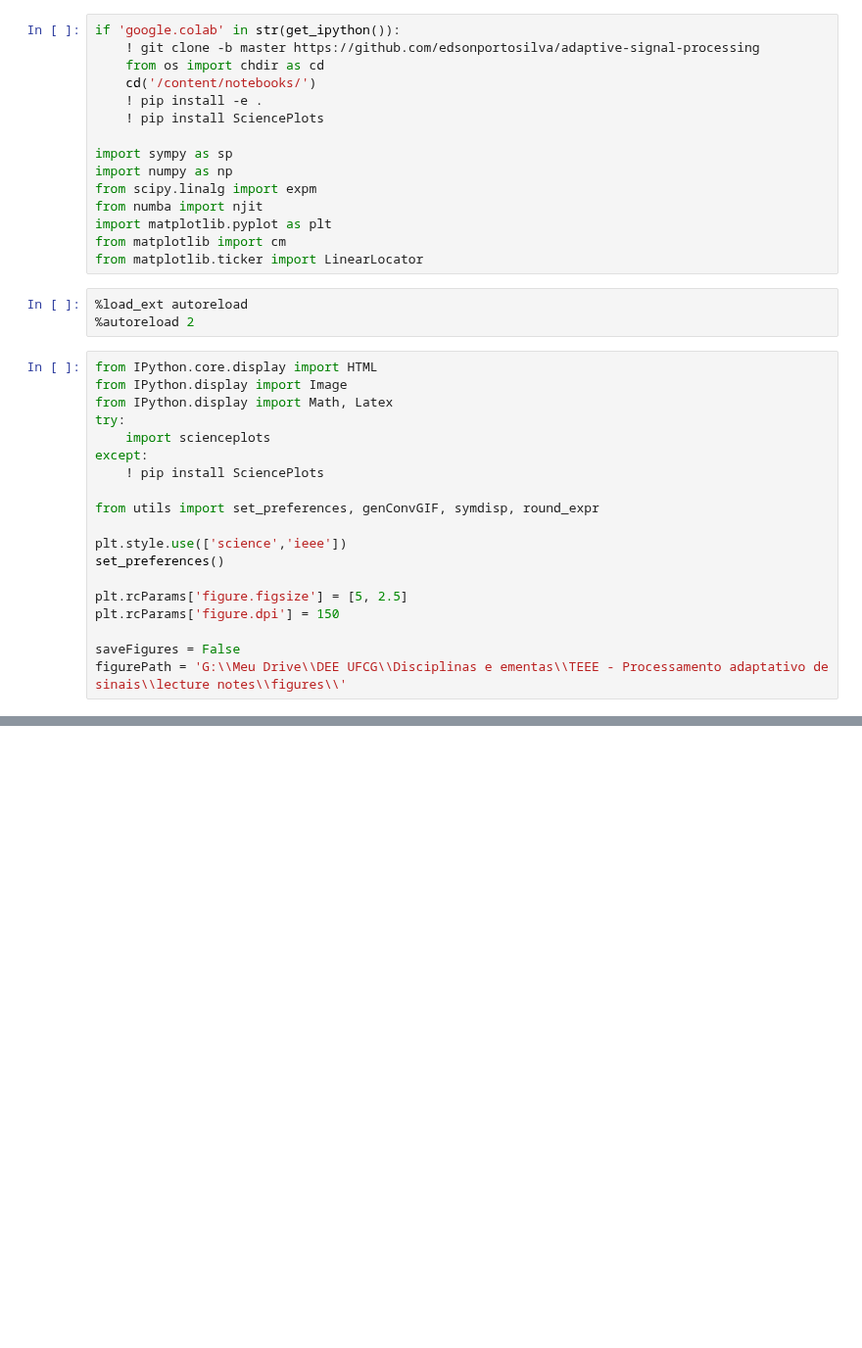
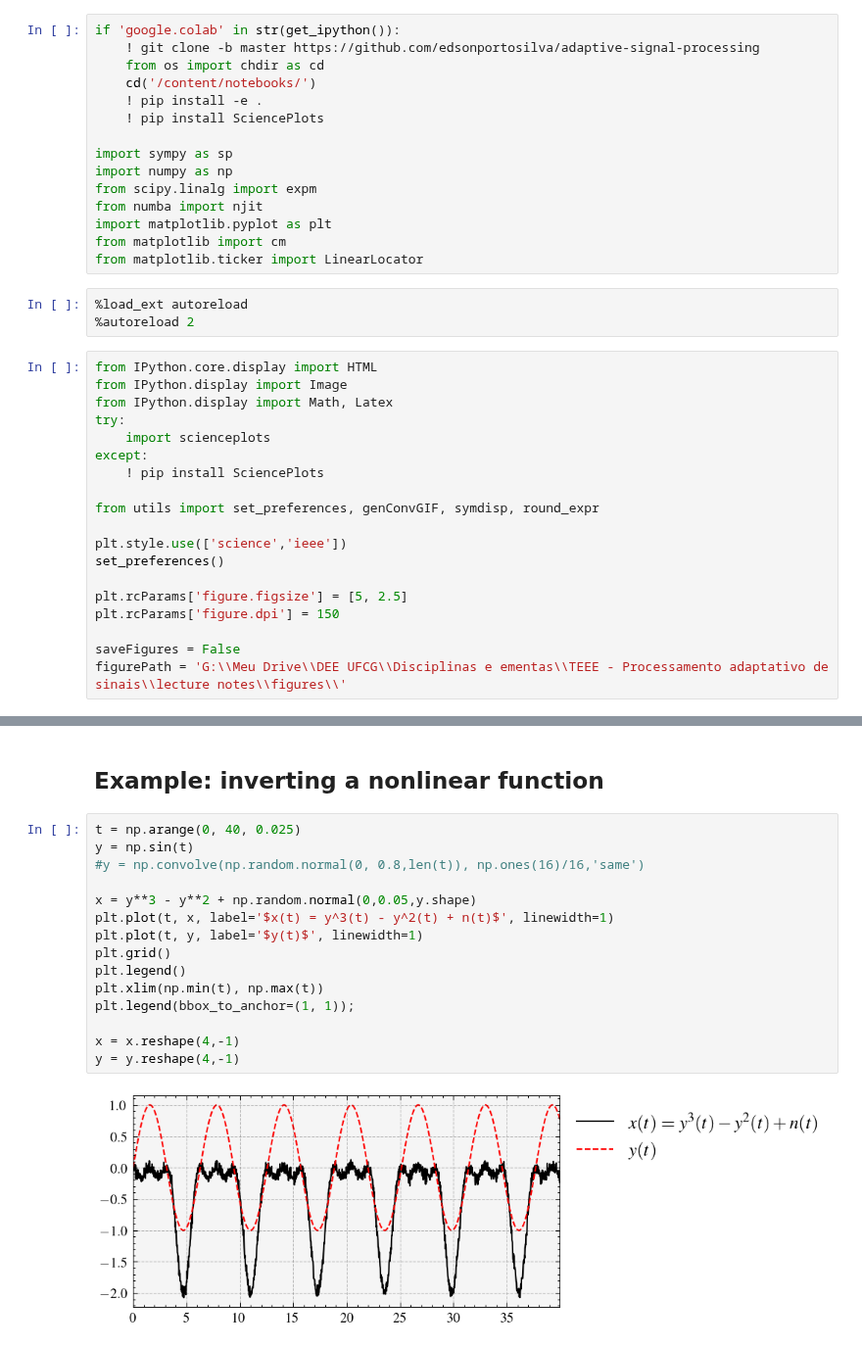
Before and after one commit to edsonportosilva/AdaptiveSignalProcessing, a Jupyter notebook: notebooks/8. MLP Neural Networks.ipynb, the cells around one changed output, grey strips where cells are left out. Shown at 98% size. Cells and saved outputs as stored; diff of their text form; blank space fills up the shorter version.

```diff
--- a/notebooks/8. MLP Neural Networks.ipynb
+++ b/notebooks/8. MLP Neural Networks.ipynb
@@ -94,0 +283,19 @@ plt.grid()
+# %% [markdown]
+## Example: inverting a nonlinear function
+# %%
+t = np.arange(0, 40, 0.025)
+y = np.sin(t)
+#y = np.convolve(np.random.normal(0, 0.8,len(t)), np.ones(16)/16,'same')
+
+x = y**3 - y**2 + np.random.normal(0,0.05,y.shape)
+plt.plot(t, x, label='$x(t) = y^3(t) - y^2(t) + n(t)$', linewidth=1)
+plt.plot(t, y, label='$y(t)$', linewidth=1)
+plt.grid()
+plt.legend()
+plt.xlim(np.min(t), np.max(t))
+plt.legend(bbox_to_anchor=(1, 1));
+
+x = x.reshape(4,-1)
+y = y.reshape(4,-1)
+# %% [output]
+[figure, added]
```
Also changed, not shown: parts of 15 cells of this notebook.
